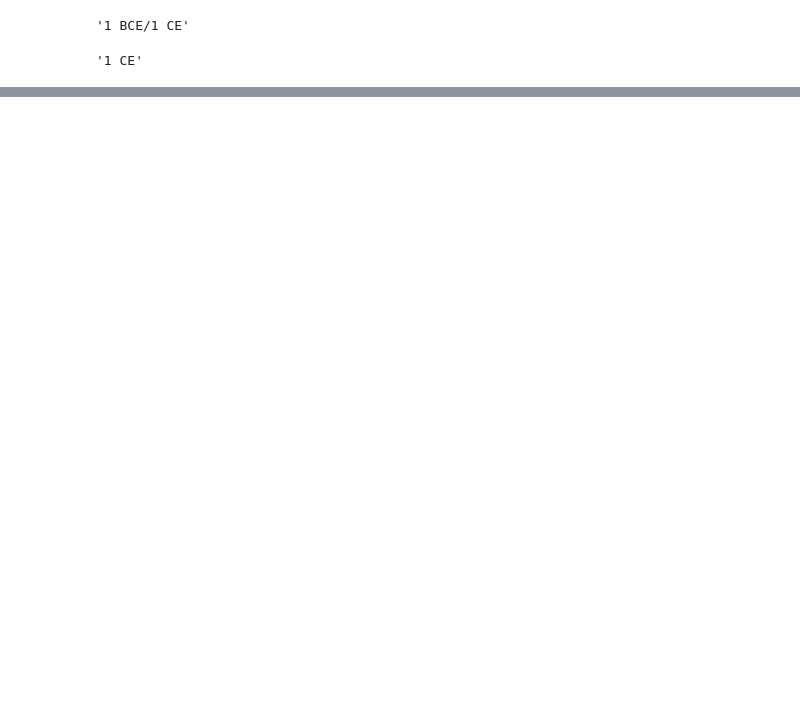
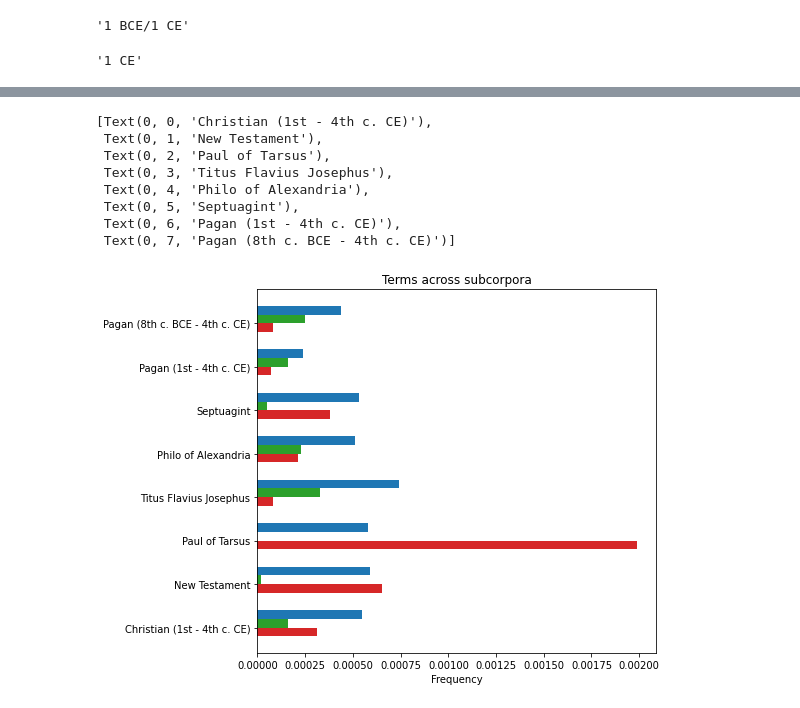
Before and after one commit to kasev/ECCE, a Jupyter notebook: scripts/DATA_OVERVIEW.ipynb, the cells around one changed output, grey strips where cells are left out. Cells and saved outputs as stored; diff of their text form; code cells hidden in the pictures; blank space fills up the shorter version.

```diff
--- a/scripts/DATA_OVERVIEW.ipynb
+++ b/scripts/DATA_OVERVIEW.ipynb
@@ -342,0 +266,13 @@ AGTc.iloc[0]["string"].count(" δικ")
+# %%
+subselections = []
+for key in subcorpora_dict.keys():
+    subselection = subcorpora_dict[key]
+    subselection_dict = {}
+    wordcount = subselection["wordcount"].sum()
+    doccount = len(subselection)
+    subselection_dict.update({"label" : key, "wordcount" : wordcount, "doccount" : doccount})
+    subselection_dict.update(count_words_in_df_column(subselection["lemmata"], words, wordcount))
+    subselections.append(subselection_dict)
+# %%
+subselections_df = pd.DataFrame(subselections)
+subselections_df
@@ -342,0 +289,3 @@ AGTc.iloc[0]["string"].count(" δικ")
+# %%
+subselections_df = subselections_df.iloc[::-1]
+subselections_df
@@ -342,0 +302,31 @@ AGTc.iloc[0]["string"].count(" δικ")
+# %%
+
+fig, ax = plt.subplots(figsize=(8, 6), tight_layout=True)
+
+y = np.arange(len(subselections_df))  # the label locations
+width = 0.2  # the width of the bars
+
+bar_location = 0
+for keyterm, color in [("δίκαιος_weighted", "tab:blue"), ("δίκη_weighted", "tab:green"), ("δικαιοσύνη_weighted", "tab:red")]:
+  #coloring = subselections_df[keyterm + "_weighted"] / subselections_df["weighted_sum"].max()
+  ax.barh(y + 0.3 - bar_location, subselections_df[keyterm], width, color=color, label=keyterm)
+  bar_location = bar_location + 0.2
+#ax.barh(y, wordcounts, width * 4, color="none", edgecolor="black")
+
+# Add some text for labels, title and custom x-axis tick labels, etc.
+ax.set_title("Terms across subcorpora")
+
+ax.set_xlabel("Frequency")
+#ax1.set_ylabel("documents")
+ax.set_yticks(y)
+ax.set_yticklabels(subselections_df["label"])
+# %% [output]
+[Text(0, 0, 'Christian (1st - 4th c. CE)'),
+ Text(0, 1, 'New Testament'),
+ Text(0, 2, 'Paul of Tarsus'),
+ Text(0, 3, 'Titus Flavius Josephus'),
+ Text(0, 4, 'Philo of Alexandria'),
+ Text(0, 5, 'Septuagint'),
+ Text(0, 6, 'Pagan (1st - 4th c. CE)'),
+ Text(0, 7, 'Pagan (8th c. BCE - 4th c. CE)')]
+[figure, added]
```
Also changed, not shown: parts of 27 cells of this notebook.
